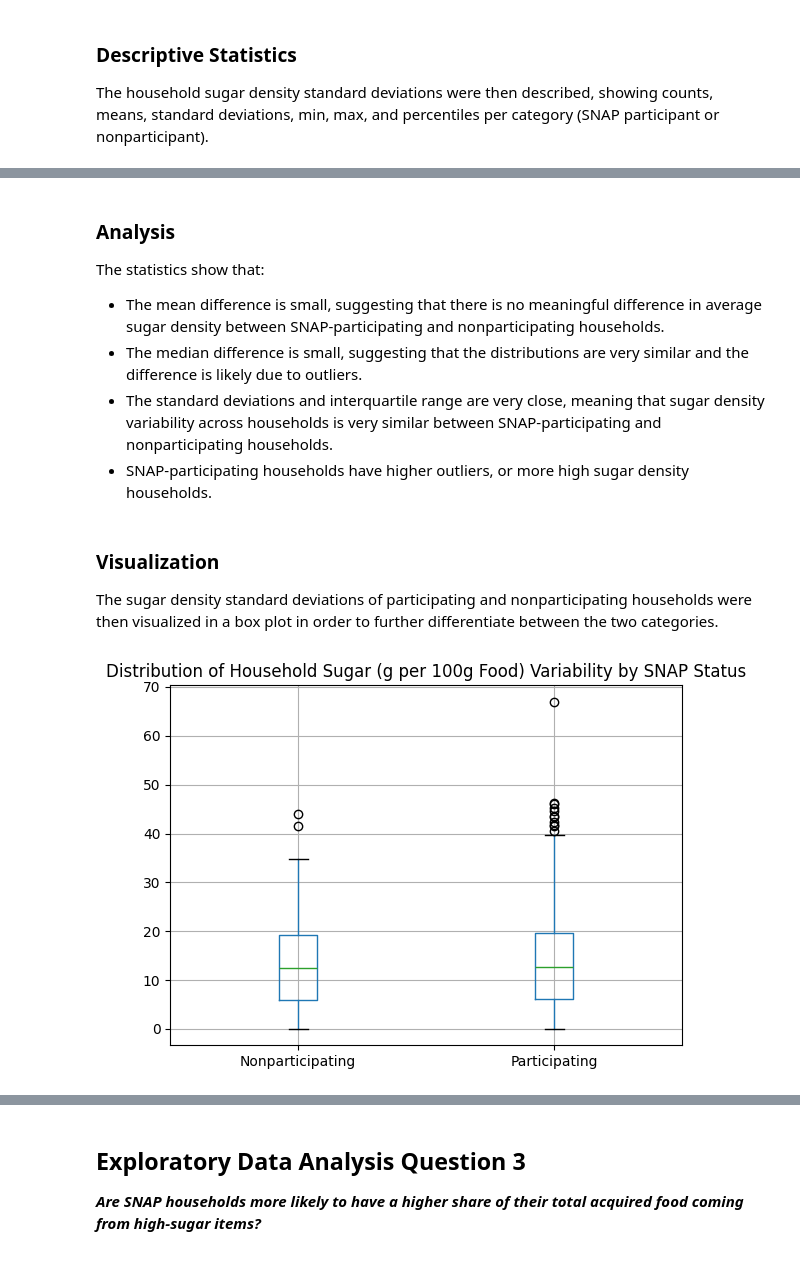
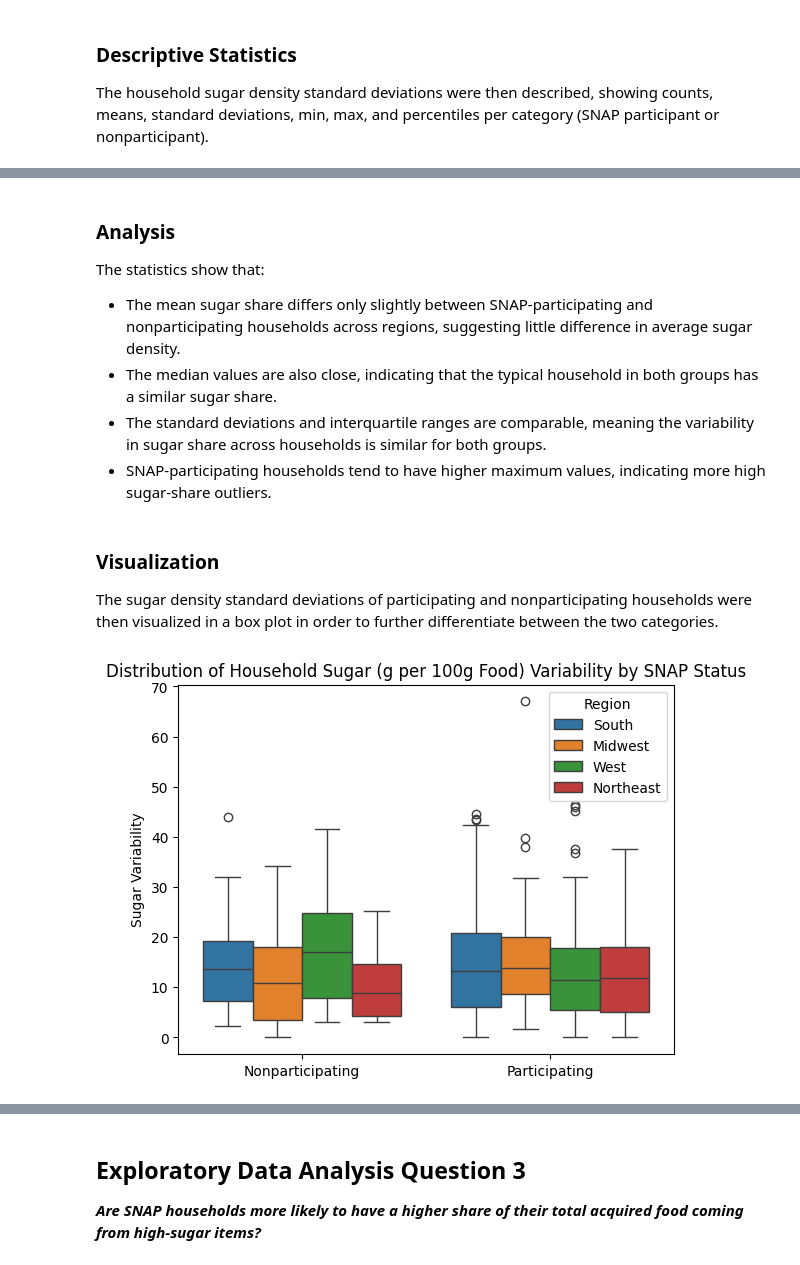
Before and after one commit to seoyunnie/csmodel-mcos, a Jupyter notebook: dataset_analysis.ipynb, the cells around one changed output, grey strips where cells are left out. Saved outputs shown, nothing was run; the diff lists cells and outputs as text; code cells hidden in the pictures.

```diff
--- a/dataset_analysis.ipynb
+++ b/dataset_analysis.ipynb
@@ -94,3 +104,5 @@ with warnings.catch_warnings():
+# %%
+hh_df["region"] = hh_df["region"].map({1: "Northeast", 2: "Midwest", 3: "South", 4: "West"})
 # %% [markdown]
 ## Food Items Dataset
 # %% [markdown]
@@ -126,3 +143,5 @@ food_df["high_sugar_amount"] = food_df["totgramsedible"] * food_df["high_sugar_s
+# %%
+SNAP_STATUS_LABELS = ["Nonparticipating", "Participating"]
 # %% [markdown]
 # Exploratory Data Analysis
 # %% [markdown]
@@ -266,7 +300,9 @@ The household sugar density standard deviation was then calculated; it serves as
 hh_sugar_variability_df = food_df.groupby("hhnum").agg(sugar_sd=("sugar_density", "std")).reset_index()
 
 # Add the household number and the SNAP status back for identification and categorization.
-hh_sugar_variability_df = hh_sugar_variability_df.merge(hh_df[["hhnum", "snap_status"]], how="left", on="hhnum")
+hh_sugar_variability_df = hh_sugar_variability_df.merge(
+    hh_df[["hhnum", "snap_status", "region"]], how="left", on="hhnum"
+)
 # %% [markdown]
 ### Descriptive Statistics
 
@@ -284,30 +326,32 @@ hh_sugar_variability_df.groupby("snap_status")["sugar_sd"].describe()
 
 The statistics show that:
 
-- The mean difference is small, suggesting that there is no meaningful difference in average sugar density between
-  SNAP-participating and nonparticipating households.
-- The median difference is small, suggesting that the distributions are very similar and the difference is likely due to
-  outliers.
-- The standard deviations and interquartile range are very close, meaning that sugar density variability across
-  households is very similar between SNAP-participating and nonparticipating households.
-- SNAP-participating households have higher outliers, or more high sugar density households.
+- The mean sugar share differs only slightly between SNAP-participating and nonparticipating households across regions,
+  suggesting little difference in average sugar density.
+- The median values are also close, indicating that the typical household in both groups has a similar sugar share.
+- The standard deviations and interquartile ranges are comparable, meaning the variability in sugar share across
+  households is similar for both groups.
+- SNAP-participating households tend to have higher maximum values, indicating more high sugar-share outliers.
 # %% [markdown]
 ### Visualization
 
 The sugar density standard deviations of participating and nonparticipating households were then visualized in a box
 plot in order to further differentiate between the two categories.
 # %%
-hh_sugar_variability_df.boxplot(column="sugar_sd", by="snap_status")
+ax = sns.boxplot(data=hh_sugar_variability_df, x="snap_status", y="sugar_sd", hue="region")
 
-plt.xticks([1, 2], ["Nonparticipating", "Participating"])
+ax.set_xticks([0, 1])
+ax.set_xticklabels(SNAP_STATUS_LABELS, rotation=0)
 
-plt.title("Distribution of Household Sugar (g per 100g Food) Variability by SNAP Status")
-plt.suptitle("")
-plt.xlabel("")
+ax.set_title("Distribution of Household Sugar (g per 100g Food) Variability by SNAP Status")
+ax.set_xlabel("")
+ax.set_ylabel("Sugar Variability")
+
+plt.legend(title="Region")
 
 plt.show()
 # %% [output]
-[figure, old version]
+[figure, new version]
 # %% [markdown]
 ### Analysis
 
```
Also changed, not shown: parts of 26 cells of this notebook.
